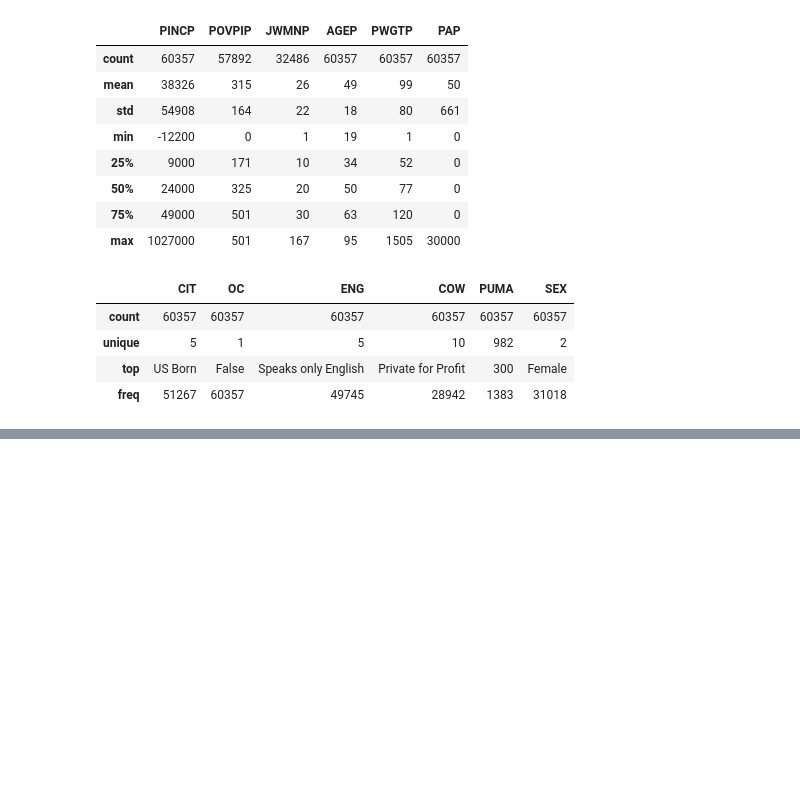
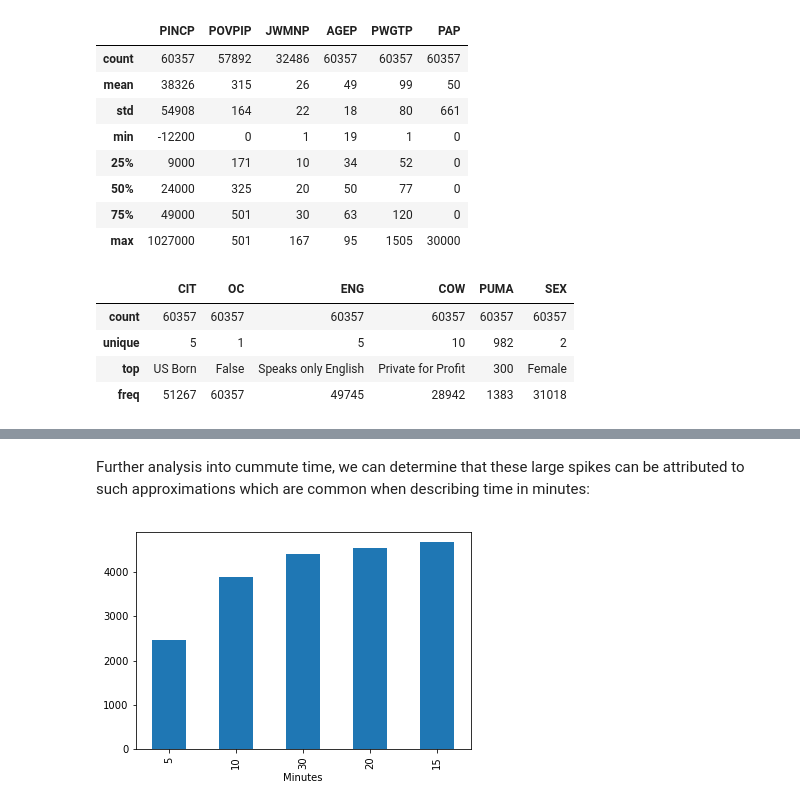
Before and after one commit to kjprice/SMU-data-mining, a Jupyter notebook: python_notebooks/person_eda.ipynb, the cells around one changed output, grey strips where cells are left out. Cells and saved outputs as stored; diff of their text form; code cells hidden in the pictures; blank space fills up the shorter version.

```diff
--- a/python_notebooks/person_eda.ipynb
+++ b/python_notebooks/person_eda.ipynb
@@ -100,0 +127,9 @@ df[importegorical_features].describe()
+# %% [markdown]
+Further analysis into cummute time, we can determine that these large spikes can be attributed to such approximations which are common when describing time in minutes:
+# %%
+ax = df.JWMNP[df.JWMNP.notnull()].astype('int64').value_counts() \
+    .sort_values().tail().plot(kind='bar')
+ax.set_xlabel('Minutes')
+plt.show()
+# %% [output]
+[figure, added]
```
Also changed, not shown: parts of 8 cells of this notebook.
